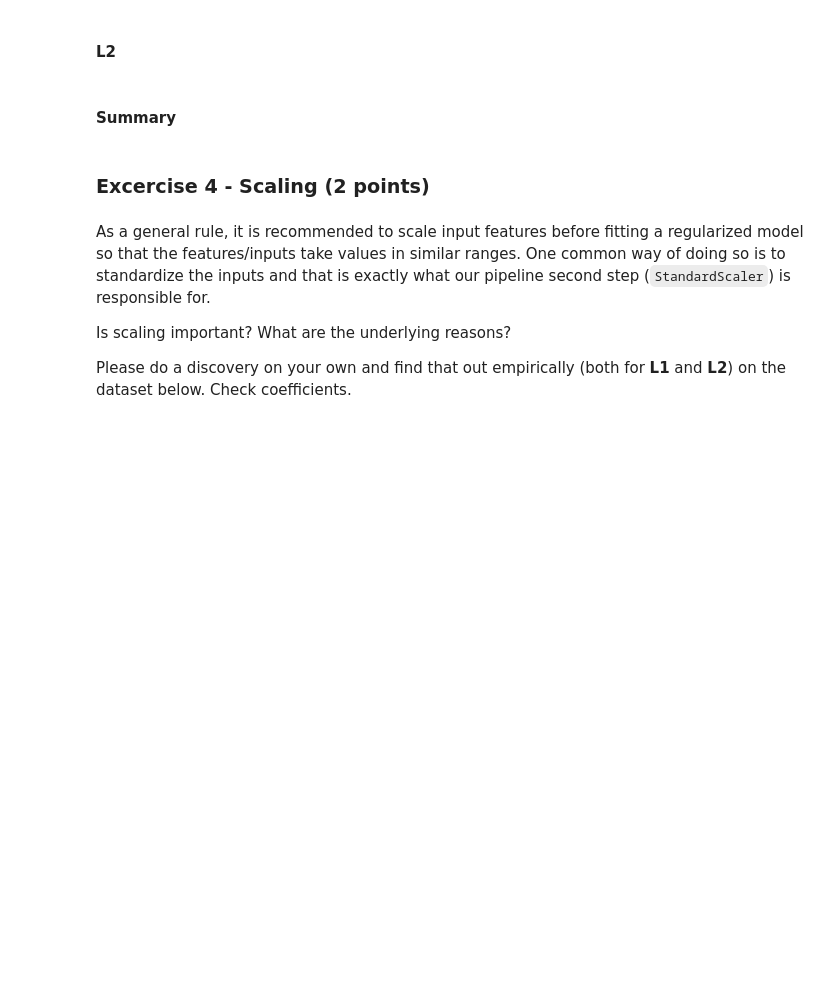
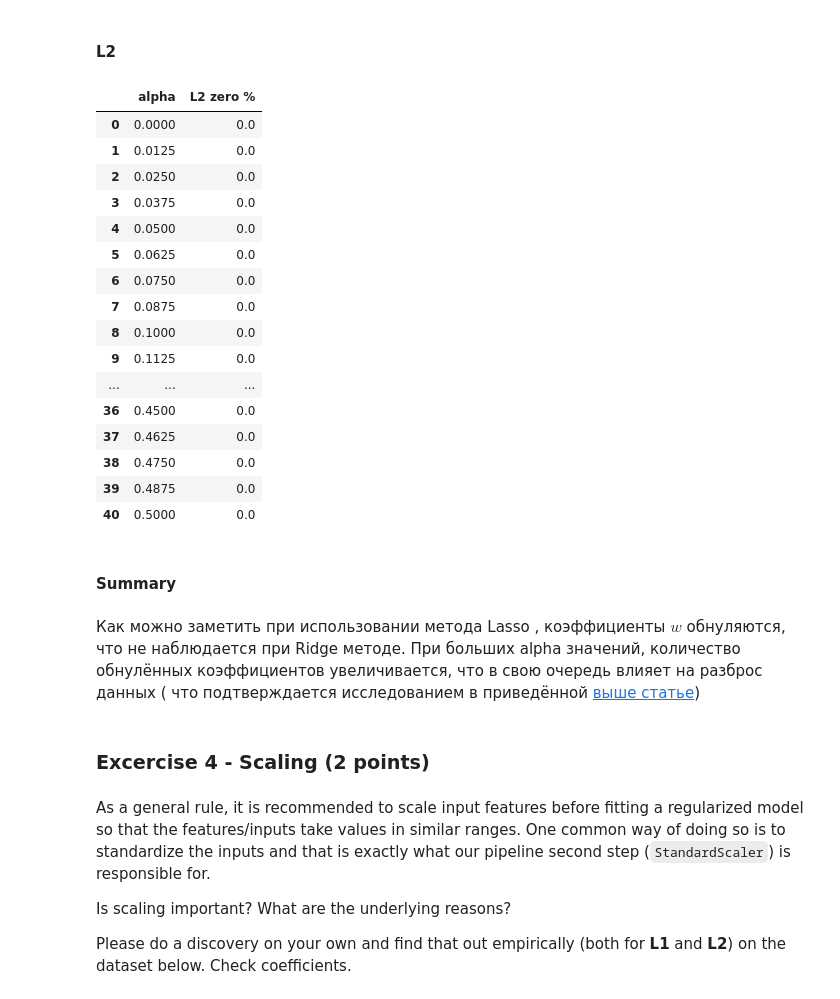
Before and after one commit to githubjeka/ml-intro, a Jupyter notebook: overfitting_regularization.ipynb, the cells around one changed output. Cells and saved outputs as stored; diff of their text form; code cells hidden in the pictures; blank space fills up the shorter version.

```diff
--- a/overfitting_regularization.ipynb
+++ b/overfitting_regularization.ipynb
@@ -577,2 +607,36 @@ Please do a discovery on your own and find that out empirically (both for **L1**
+# %%
+resultsL2 = []
+for alpha in ALPHAS:
+    model = make_model(degree=15, penalty='L2', alpha=alpha)
+    model.fit(X_train.loc[:, ['s1']], y_train)
+    coefficients = model['reg'].coef_
+    if hasattr(coefficients[0], "__len__"):
+        coefficients = coefficients[0]
+    count_zero = 0
+    for coef_l1 in coefficients:
+        if coef_l1 == 0.0:
+            count_zero += 1
+    percent = 100 * count_zero / len(model['reg'].coef_)
+    resultsL2.append(percent)
+# %%
+pd.DataFrame({'alpha': ALPHAS, 'L2 zero %': resultsL2})
+# %% [output]
+|  | alpha | L2 zero % |
+| 0 | 0.0000 | 0.0 |
+| 1 | 0.0125 | 0.0 |
+| 2 | 0.0250 | 0.0 |
+| 3 | 0.0375 | 0.0 |
+| 4 | 0.0500 | 0.0 |
+| 5 | 0.0625 | 0.0 |
+| 6 | 0.0750 | 0.0 |
+| 7 | 0.0875 | 0.0 |
+| 8 | 0.1000 | 0.0 |
+| 9 | 0.1125 | 0.0 |
+| ... | ... | ... |
+| 36 | 0.4500 | 0.0 |
+| 37 | 0.4625 | 0.0 |
+| 38 | 0.4750 | 0.0 |
+| 39 | 0.4875 | 0.0 |
+| 40 | 0.5000 | 0.0 |
 # %% [markdown]
 #### Summary
@@ -581,3 +643,5 @@ Please do a discovery on your own and find that out empirically (both for **L1**
+# %% [markdown]
+Как можно заметить при использовании метода Lasso , коэффициенты $w$ обнуляются, что не наблюдается при Ridge методе. При больших alpha значений, количество обнулённых коэффициентов увеличивается, что в свою очередь влияет на разброс данных ( что подтверждается исследованием в приведённой [выше статье](https://explained.ai/regularization/L1vsL2.html#sec:3.1))
 # %% [markdown]
 ### Excercise 4 - Scaling (2 points)
 # %% [markdown]
```
Also changed, not shown: parts of 5 cells of this notebook.
